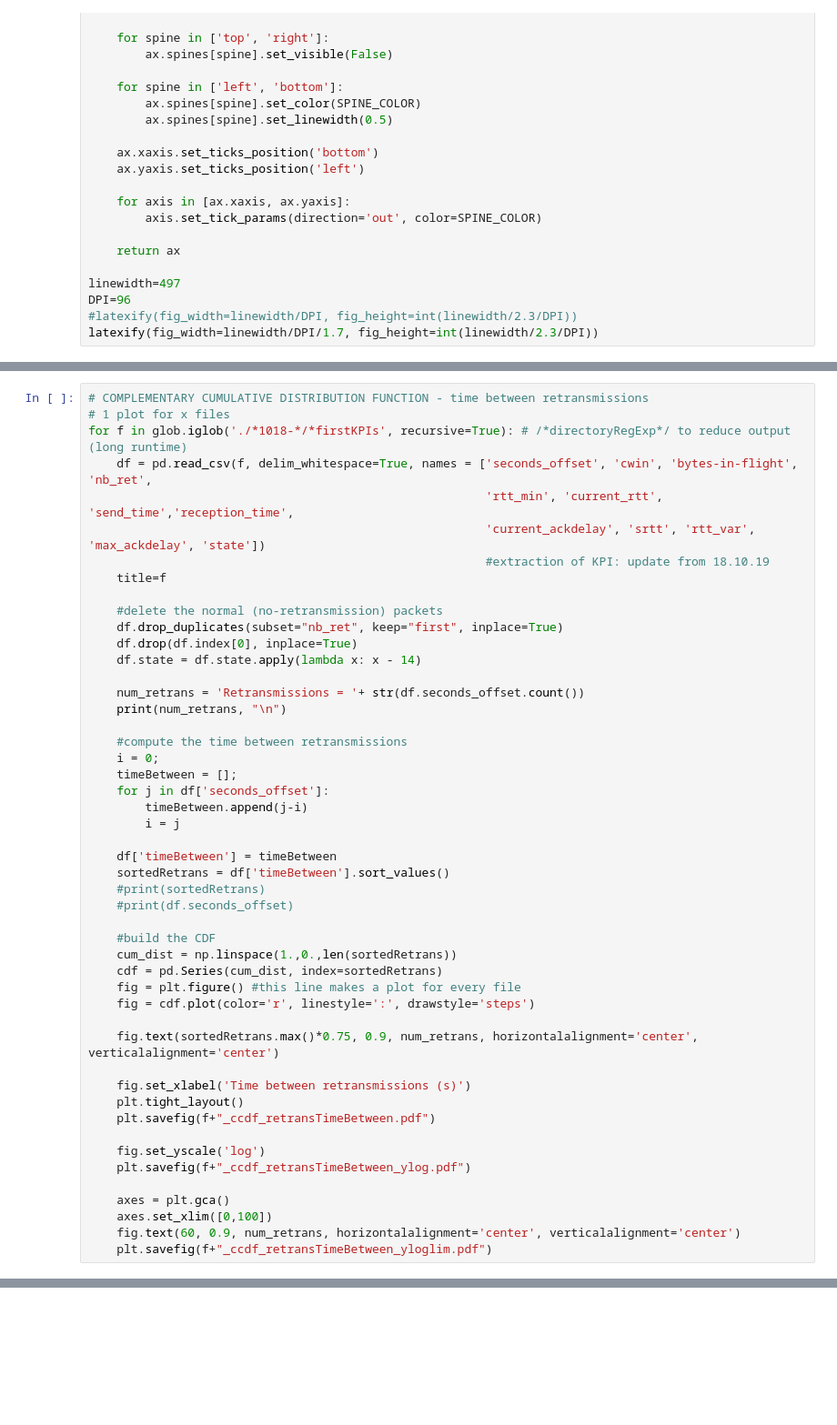
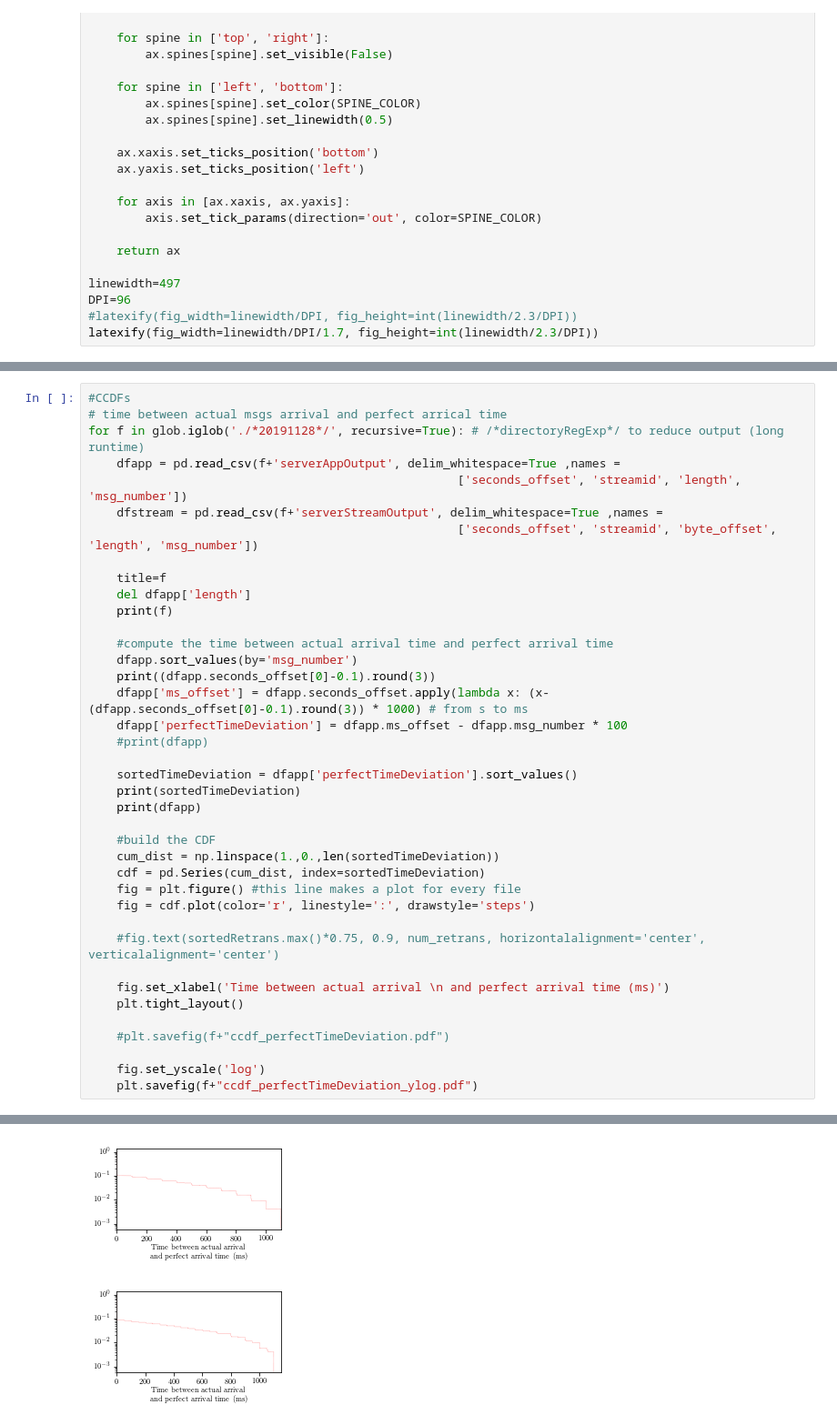
Before and after one commit to Timo2907/picoquic, a Jupyter notebook: experiments/wifi-experiments/results/eval_plot.ipynb, the cells around one changed output, grey strips where cells are left out. Shown at 91% size. Saved outputs shown, nothing was run; the diff lists cells and outputs as text; blank space fills up the shorter version.

```diff
--- a/experiments/wifi-experiments/results/eval_plot.ipynb
+++ b/experiments/wifi-experiments/results/eval_plot.ipynb
@@ -370,49 +151,40 @@ for f in glob.iglob('./*1018-*/*firstKPIs', recursive=True): # /*directoryRegExp
 # %%
-# COMPLEMENTARY CUMULATIVE DISTRIBUTION FUNCTION - time between retransmissions
-# 1 plot for x files
-for f in glob.iglob('./*1018-*/*firstKPIs', recursive=True): # /*directoryRegExp*/ to reduce output (long runtime)
-    df = pd.read_csv(f, delim_whitespace=True, names = ['seconds_offset', 'cwin', 'bytes-in-flight', 'nb_ret',
-                                                        'rtt_min', 'current_rtt', 'send_time','reception_time',
-                                                        'current_ackdelay', 'srtt', 'rtt_var', 'max_ackdelay', 'state'])
-                                                        #extraction of KPI: update from 18.10.19
+#CCDFs
+# time between actual msgs arrival and perfect arrical time
+for f in glob.iglob('./*20191128*/', recursive=True): # /*directoryRegExp*/ to reduce output (long runtime)
+    dfapp = pd.read_csv(f+'serverAppOutput', delim_whitespace=True ,names =
+                                                    ['seconds_offset', 'streamid', 'length', 'msg_number'])
+    dfstream = pd.read_csv(f+'serverStreamOutput', delim_whitespace=True ,names =
+                                                    ['seconds_offset', 'streamid', 'byte_offset', 'length', 'msg_number'])
+
     title=f
+    del dfapp['length']
+    print(f)
 
-    #delete the normal (no-retransmission) packets
-    df.drop_duplicates(subset="nb_ret", keep="first", inplace=True)
-    df.drop(df.index[0], inplace=True)
-    df.state = df.state.apply(lambda x: x - 14)
+    #compute the time between actual arrival time and perfect arrival time
+    dfapp.sort_values(by='msg_number')
+    print((dfapp.seconds_offset[0]-0.1).round(3))
+    dfapp['ms_offset'] = dfapp.seconds_offset.apply(lambda x: (x-(dfapp.seconds_offset[0]-0.1).round(3)) * 1000) # from s to ms
+    dfapp['perfectTimeDeviation'] = dfapp.ms_offset - dfapp.msg_number * 100
+    #print(dfapp)
 
-    num_retrans = 'Retransmissions = '+ str(df.seconds_offset.count())
-    print(num_retrans, "\n")
-
-    #compute the time between retransmissions
-    i = 0;
-    timeBetween = [];
-    for j in df['seconds_offset']:
-        timeBetween.append(j-i)
-        i = j
-
-    df['timeBetween'] = timeBetween
-    sortedRetrans = df['timeBetween'].sort_values()
-    #print(sortedRetrans)
-    #print(df.seconds_offset)
+    sortedTimeDeviation = dfapp['perfectTimeDeviation'].sort_values()
+    print(sortedTimeDeviation)
+    print(dfapp)
 
     #build the CDF
-    cum_dist = np.linspace(1.,0.,len(sortedRetrans))
-    cdf = pd.Series(cum_dist, index=sortedRetrans)
+    cum_dist = np.linspace(1.,0.,len(sortedTimeDeviation))
+    cdf = pd.Series(cum_dist, index=sortedTimeDeviation)
     fig = plt.figure() #this line makes a plot for every file
     fig = cdf.plot(color='r', linestyle=':', drawstyle='steps')
 
-    fig.text(sortedRetrans.max()*0.75, 0.9, num_retrans, horizontalalignment='center', verticalalignment='center')
+    #fig.text(sortedRetrans.max()*0.75, 0.9, num_retrans, horizontalalignment='center', verticalalignment='center')
 
-    fig.set_xlabel('Time between retransmissions (s)')
+    fig.set_xlabel('Time between actual arrival \n and perfect arrival time (ms)')
     plt.tight_layout()
-    plt.savefig(f+"_ccdf_retransTimeBetween.pdf")
+
+    #plt.savefig(f+"ccdf_perfectTimeDeviation.pdf")
 
     fig.set_yscale('log')
-    plt.savefig(f+"_ccdf_retransTimeBetween_ylog.pdf")
-
-    axes = plt.gca()
-    axes.set_xlim([0,100])
-    fig.text(60, 0.9, num_retrans, horizontalalignment='center', verticalalignment='center')
-    plt.savefig(f+"_ccdf_retransTimeBetween_yloglim.pdf")
+    plt.savefig(f+"ccdf_perfectTimeDeviation_ylog.pdf")
+# %% [output]
@@ -418,0 +208,2 @@ for f in glob.iglob('./*1018-*/*firstKPIs', recursive=True): # /*directoryRegExp
+[figure, added]
+[figure, added]
```
Also changed, not shown: parts of 13 cells of this notebook, 11 other files.
